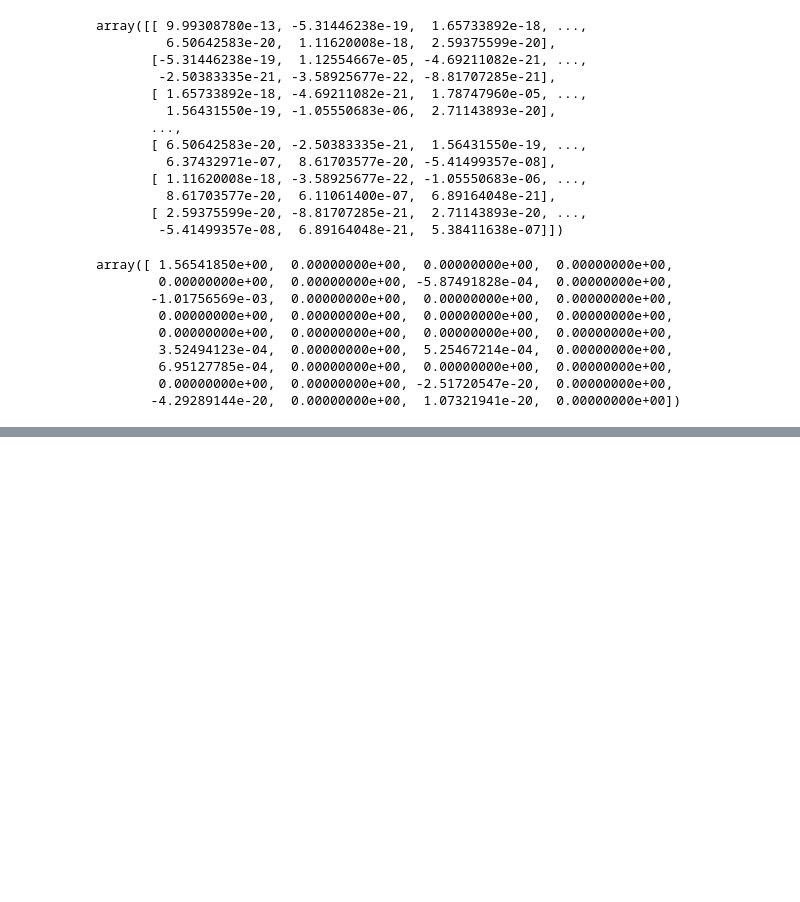
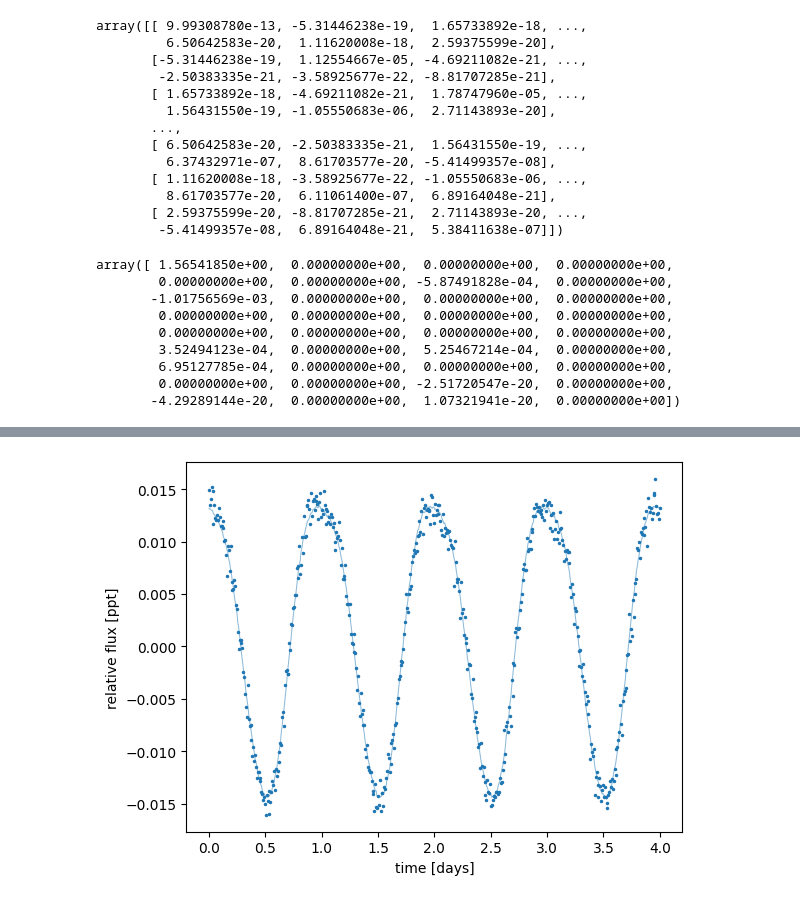
Before and after one commit to farr/StarryStarryProcessJaxoplanet, a Jupyter notebook: StarryProcessIntegrals.ipynb, the cells around one changed output, grey strips where cells are left out. Cells and saved outputs as stored; diff of their text form; code cells hidden in the pictures; blank space fills up the shorter version.

```diff
--- a/StarryProcessIntegrals.ipynb
+++ b/StarryProcessIntegrals.ipynb
@@ -548,0 +634,4 @@ array([ 1.56541850e+00,  0.00000000e+00,  0.00000000e+00,  0.00000000e+00,
+# %%
+t = np.linspace(0, 4, 500)
+flux = sp.sample(t, nsamples=1).eval()
+flux.shape
@@ -548,0 +680,11 @@ array([ 1.56541850e+00,  0.00000000e+00,  0.00000000e+00,  0.00000000e+00,
+# %%
+ferr = 1e-3
+np.random.seed(0)
+f = flux + ferr * np.random.randn(1, len(t))
+plt.plot(t, flux[0], "C0-", lw=0.75, alpha=0.5)
+plt.plot(t, f[0], "C0.", ms=3)
+plt.xlabel("time [days]")
+plt.ylabel("relative flux [ppt]")
+plt.show()
+# %% [output]
+[figure, added]
```
Also changed, not shown: parts of 43 cells of this notebook, 2 other files.
